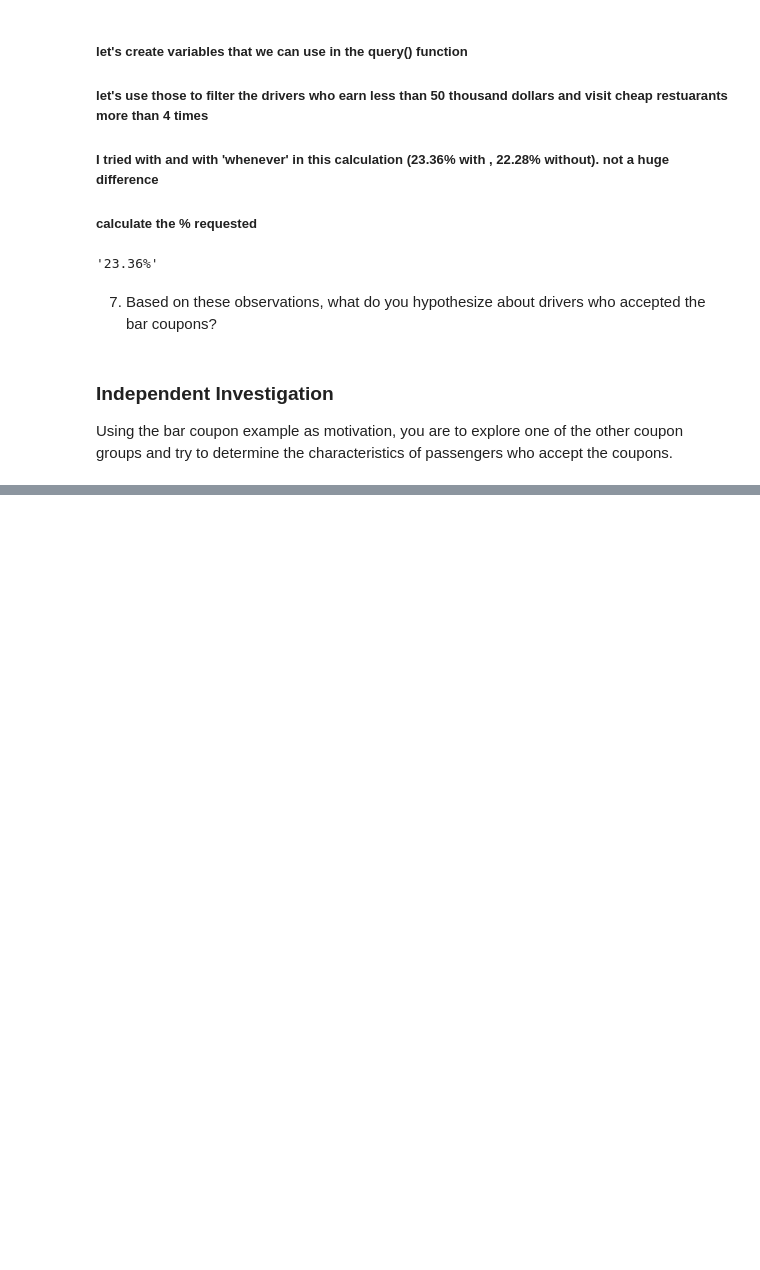
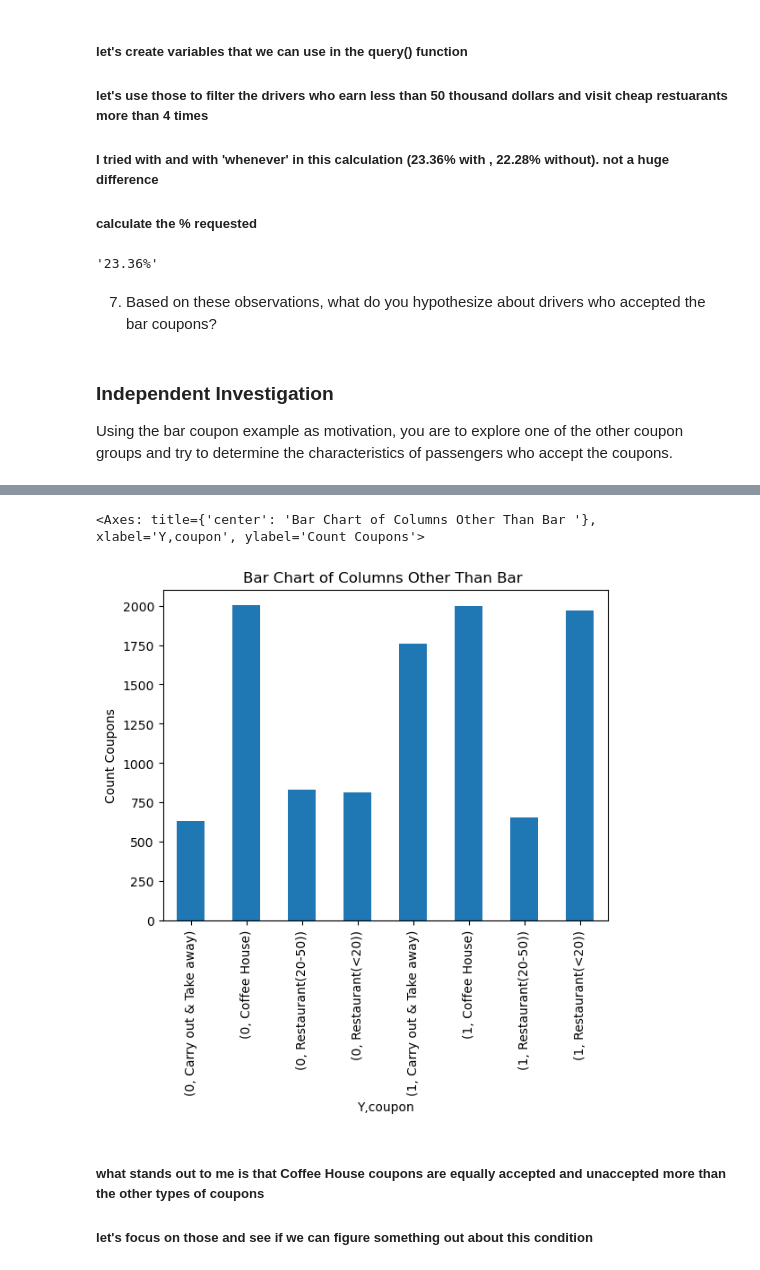
Before and after one commit to jiml-ng2plus/Practical-Application-Assignment_5_1, a Jupyter notebook: prompt.ipynb, the cells around one changed output, grey strips where cells are left out. Cells and saved outputs as stored; diff of their text form; code cells hidden in the pictures; blank space fills up the shorter version.

```diff
--- a/prompt.ipynb
+++ b/prompt.ipynb
@@ -399,0 +424,3 @@ Using the bar coupon example as motivation, you are to explore one of the other
+# %%
+groupNotBarCoupons = notBarCoupons.groupby(["Y","coupon"])["Y"].count()
+groupNotBarCoupons
@@ -399,0 +438,11 @@ Using the bar coupon example as motivation, you are to explore one of the other
+# %%
+plt.title("Bar Chart of Columns Other Than Bar ")
+plt.xlabel("List Accepted and Unaccepted of Coupons")
+plt.ylabel("Count Coupons")
+groupNotBarCoupons.plot(kind='bar')
+# %% [output]
+<Axes: title={'center': 'Bar Chart of Columns Other Than Bar '}, xlabel='Y,coupon', ylabel='Count Coupons'>
+[figure, added]
+# %% [markdown]
+##### what stands out to me is that Coffee House coupons are equally accepted and unaccepted more than the other types of coupons
+##### let's focus on those and see if we can figure something out about this condition
```
Also changed, not shown: parts of 16 cells of this notebook.
